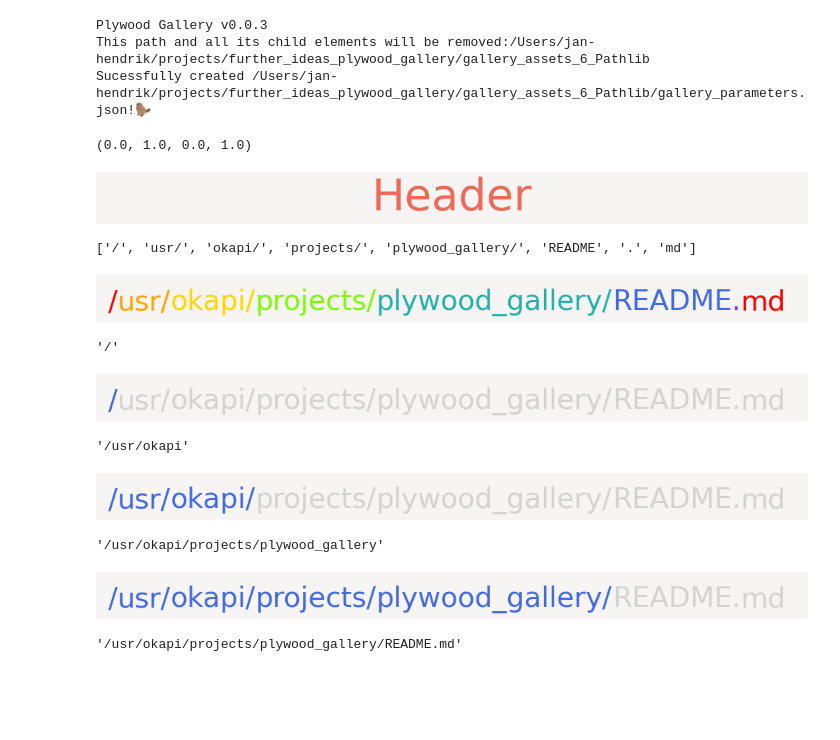
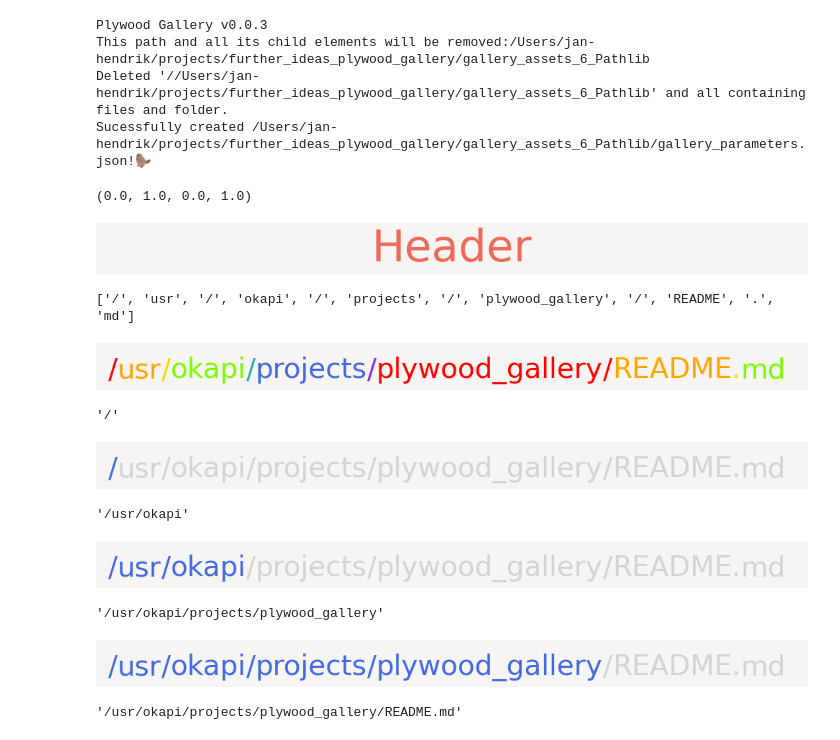
Before and after one commit to kolibril13/further_ideas_plywood_gallery, a Jupyter notebook: nb6_pathlib.ipynb, the cells around one changed output. Saved outputs shown, nothing was run; the diff lists cells and outputs as text; code cells hidden in the pictures; blank space fills up the shorter version.

Commit message:
tweak pathlib example

```diff
--- a/nb6_pathlib.ipynb
+++ b/nb6_pathlib.ipynb
@@ -13,10 +13,11 @@ plt.rcParams['figure.dpi'] = 70
 
 cell_header = '-p Header1.png --celltype Header  --style "width: 600px; height: auto; display:block"'
 cell_normal_long =' -p NormalLong.png --celltype Normal  --style "width: 600px; height: auto; display:block"'
-cell_normal = '-p Normal.png  --celltype Normal --style "width: 151px; height: auto;"'
+cell_normal = '-p Normal.png  --celltype Normal --style "width: 70px; height: auto;"'
 # %% [output]
 Plywood Gallery v0.0.3
 This path and all its child elements will be removed:/Users/jan-hendrik/projects/further_ideas_plywood_gallery/gallery_assets_6_Pathlib
+Deleted '//Users/jan-hendrik/projects/further_ideas_plywood_gallery/gallery_assets_6_Pathlib' and all containing files and folder.
 Sucessfully created /Users/jan-hendrik/projects/further_ideas_plywood_gallery/gallery_assets_6_Pathlib/gallery_parameters.json!🦫
 # %%
 %%capture_png $cell_header
@@ -39,36 +40,36 @@ import matplotlib
 b = matplotlib.colors.to_hex("royalblue")
 g = matplotlib.colors.to_hex("lightgrey")
 
 
 def rainbow_text(x, y, strings, colors, orientation="horizontal", ax=None, **kwargs):
     if ax is None:
         ax = plt.gca()
     t = ax.transData
     canvas = ax.figure.canvas
     for s, c in zip(strings, colors):
         text = ax.text(x, y, s, color=c, transform=t, **kwargs)
         text.draw(canvas.get_renderer())
         ex = text.get_window_extent()
         if orientation == "horizontal":
             t = text.get_transform() + Affine2D().translate(ex.width, 0)
 
 
 words = str(mypath)
-words = words.replace("/", "/ ")
+words = words.replace("/", " / ")
 words = words.replace(".", " . ")
 words = words.split()
 print(words)
-colors = ["red","orange","gold","lawngreen","lightseagreen","royalblue","blueviolet","red"]
+colors = ["red","orange","gold","lawngreen","lightseagreen","royalblue","blueviolet","red"]*2
 
 def plot_text(words, colors):
     fig, ax = plt.subplots(figsize=(18, 1), facecolor="#F7F5F3")
     rainbow_text(0.01, 0.2, words, colors, size=40)
     ax.axis("off")
 
 
 plot_text(words, colors)
 # %% [output]
-['/', 'usr/', 'okapi/', 'projects/', 'plywood_gallery/', 'README', '.', 'md']
+['/', 'usr', '/', 'okapi', '/', 'projects', '/', 'plywood_gallery', '/', 'README', '.', 'md']
-[figure, old version]
+[figure, new version]
 # %%
 %%capture_png $cell_normal_long
@@ -80,19 +81,19 @@ mypath.anchor
 [figure]
 # %%
 %%capture_png $cell_normal_long
-colors = [b, b, b, g, g, g, g, g] # NOT
+colors = [b, b, b, b , g, g, g, g, g, g, g, g] # NOT
 plot_text(words, colors)  # NOT
 str(mypath.parents[2])
 # %% [output]
 '/usr/okapi'
-[figure, old version]
+[figure, new version]
 # %%
 %%capture_png $cell_normal_long
-colors = [b, b, b, b, b, g, g, g] # NOT
+colors = [b, b, b, b, b, b, b, b, g, g, g, g] # NOT
 plot_text(words, colors)  # NOT
 str(mypath.parent)
 # %% [output]
 '/usr/okapi/projects/plywood_gallery'
-[figure, old version]
+[figure, new version]
 # %%
 %%capture_png $cell_normal_long
```
Also changed, not shown: parts of 9 cells of this notebook, 23 other files.
